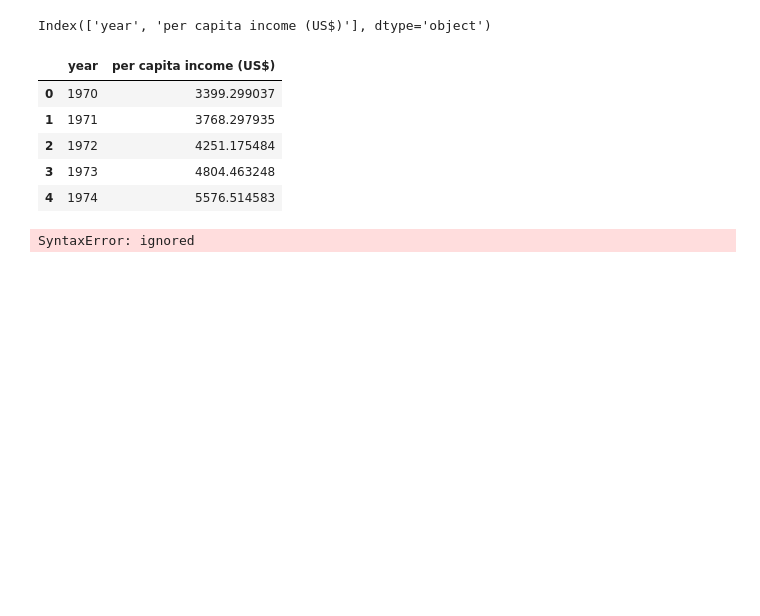
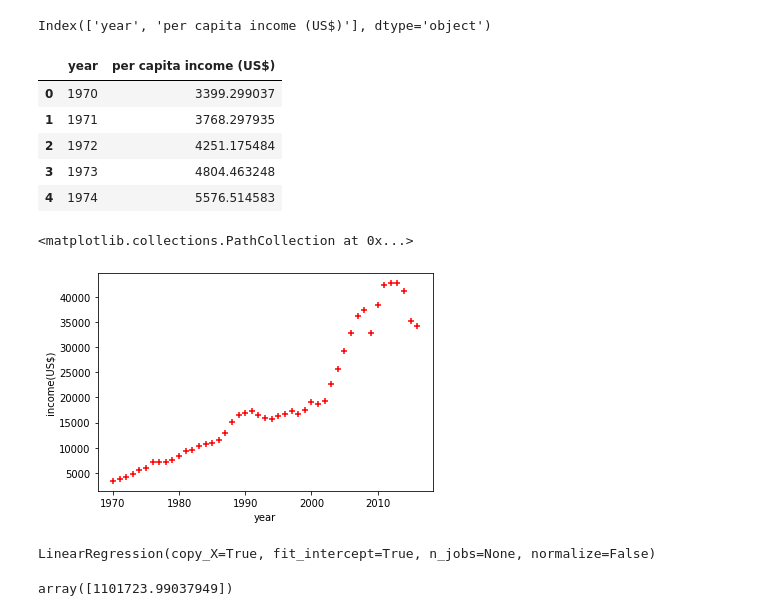
Before and after one commit to Void-Brain70/Machine_Learning, a Jupyter notebook: Linear_Regression_Single_Variable.ipynb, the cells around one changed output. Cells and saved outputs as stored; diff of their text form; code cells hidden in the pictures; blank space fills up the shorter version.

```diff
--- a/Linear_Regression_Single_Variable.ipynb
+++ b/Linear_Regression_Single_Variable.ipynb
@@ -108,7 +108,17 @@ df.head(5)
 # %%
 %matplotlib inline
 plt.xlabel('year')
 plt.ylabel('income(US$)')
-plt.scatter(df.year,df.per capita income (US$),color='red',marker='+')
+plt.scatter(df['year'],df['per capita income (US$)'],color='red',marker='+')
 # %% [output]
-SyntaxError: ignored
+<matplotlib.collections.PathCollection at 0x...>
+[figure, added]
+# %%
+reg = linear_model.LinearRegression()
+reg.fit(df[['year']],df['per capita income (US$)'])
+# %% [output]
+LinearRegression(copy_X=True, fit_intercept=True, n_jobs=None, normalize=False)
+# %%
+reg.predict([[3300]])
+# %% [output]
+array([1101723.99037949])
```
